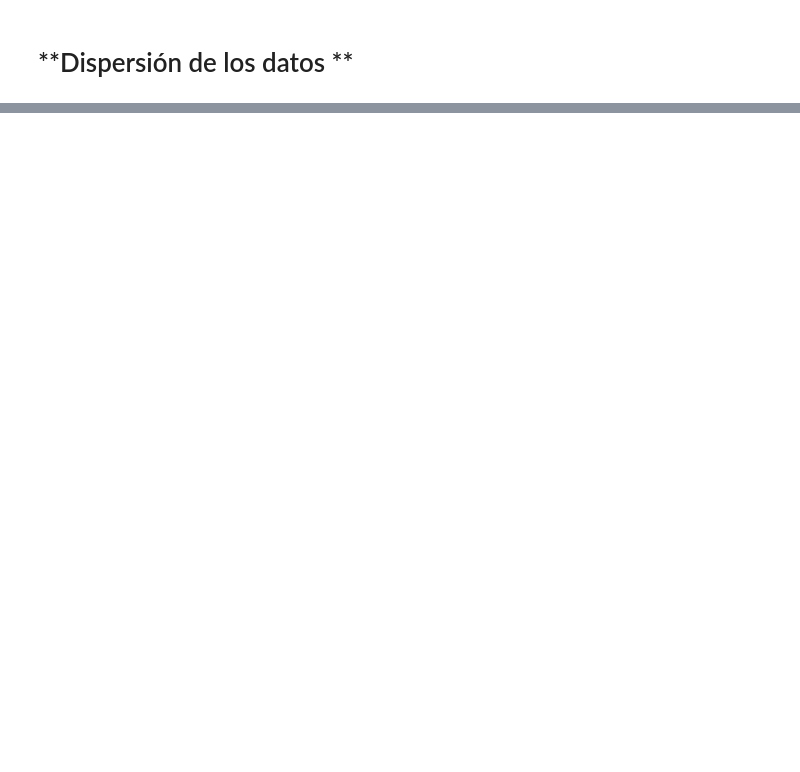
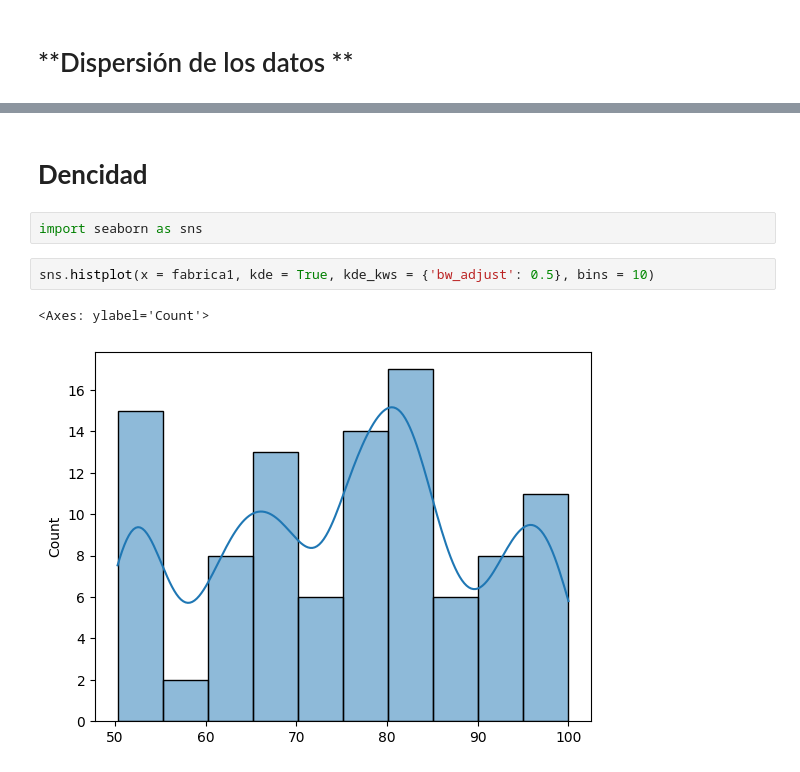
Before and after one commit to FerDaniel0/Probabilidad-y-Es, a Jupyter notebook: Unidad 1/Practica3.ipynb, the cells around one changed output, grey strips where cells are left out. Cells and saved outputs as stored; diff of their text form; blank space fills up the shorter version.

```diff
--- a/Unidad 1/Practica3.ipynb
+++ b/Unidad 1/Practica3.ipynb
@@ -109,0 +110,9 @@ plt.show()
+# %% [markdown]
+# **Dencidad**
+# %%
+import seaborn as sns
+# %%
+sns.histplot(x = fabrica1, kde = True, kde_kws = {'bw_adjust': 0.5}, bins = 10)
+# %% [output]
+<Axes: ylabel='Count'>
+[figure, added]
```
Also changed, not shown: parts of 9 cells of this notebook.
